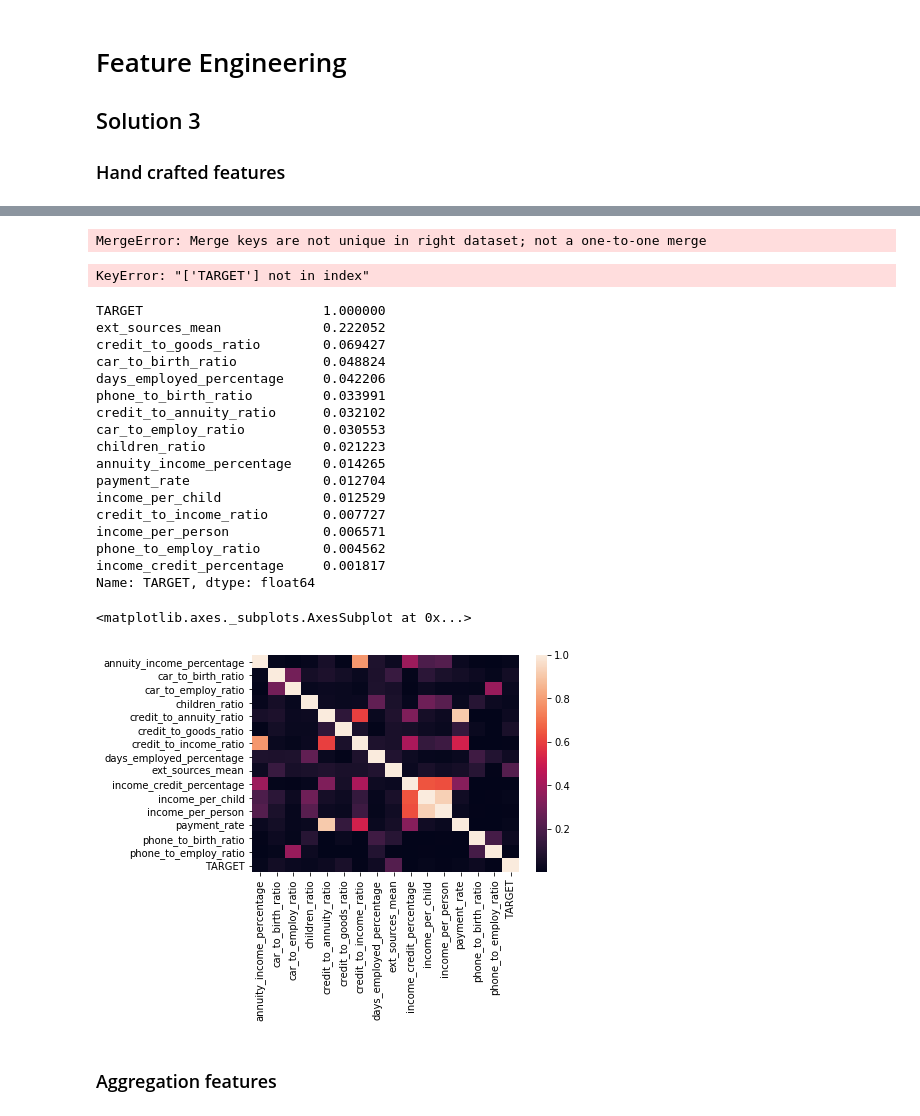
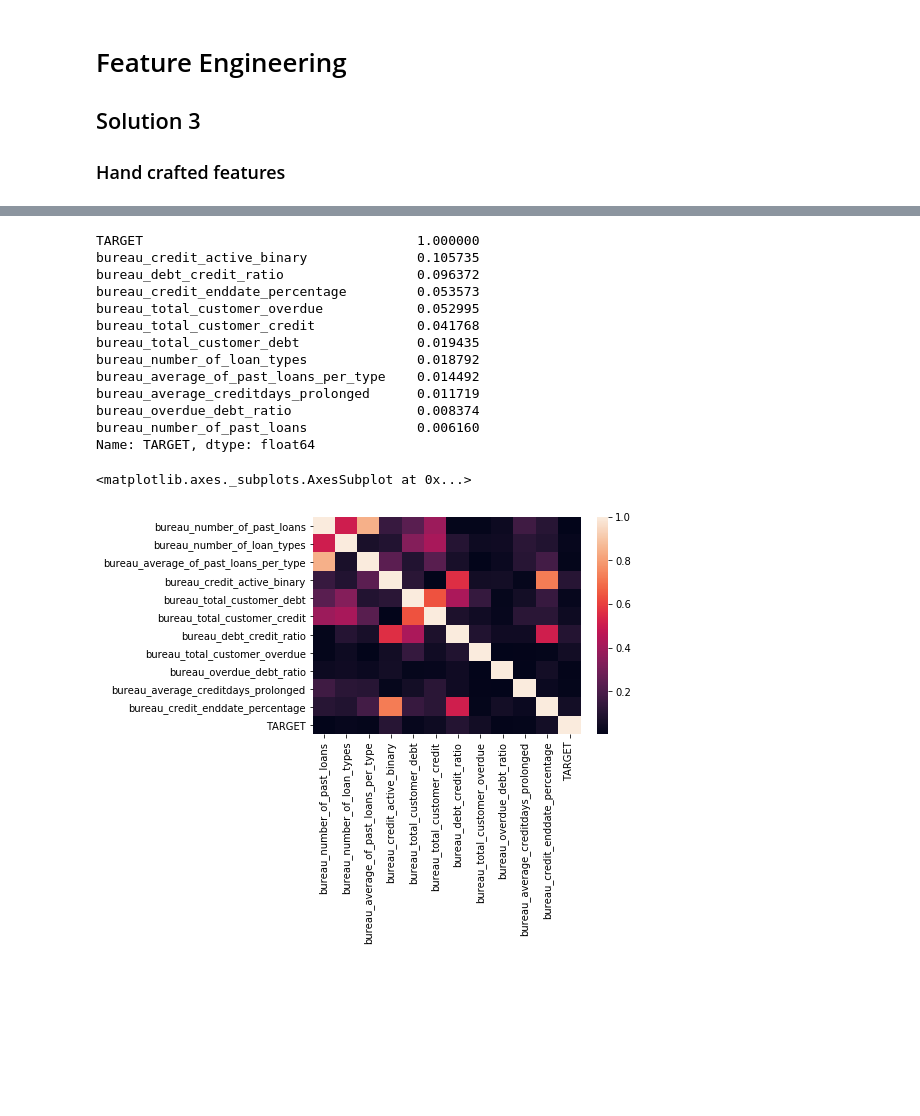
Before and after one commit to minerva-ml/open-solution-home-credit, a Jupyter notebook: notebooks/eda-bureau.ipynb, the cells around one changed output, grey strips where cells are left out. Cells and saved outputs as stored; diff of their text form; code cells hidden in the pictures; blank space fills up the shorter version.

Commit message:
fixed/updated bureau features

```diff
--- a/notebooks/eda-bureau.ipynb
+++ b/notebooks/eda-bureau.ipynb
@@ -138,0 +180,6 @@ bureau_features = bureau[bureau_engineered_numerical_columns + ['SK_ID_CURR']]
+# %%
+group_object = groupby_SK_ID_CURR['CNT_CREDIT_PROLONG'].agg('sum').reset_index()
+group_object.rename(index=str, columns={'CNT_CREDIT_PROLONG': 'bureau_average_creditdays_prolonged'},inplace=True)
+
+features = features.merge(group_object, on=['SK_ID_CURR'], how='left')
+features.head()
@@ -138,0 +193,6 @@ bureau_features = bureau[bureau_engineered_numerical_columns + ['SK_ID_CURR']]
+# %%
+group_object = groupby_SK_ID_CURR['bureau_credit_enddate_binary'].agg('mean').reset_index()
+group_object.rename(index=str, columns={'bureau_credit_enddate_binary': 'bureau_credit_enddate_percentage'},inplace=True)
+
+features = features.merge(group_object, on=['SK_ID_CURR'], how='left')
+features.head()
@@ -165,8 +213,6 @@ bureau_features.drop_duplicates(subset=['SK_ID_CURR']).head()
 # %%
-application = application.merge(bureau_features,
+application = application.merge(features,
                                 left_on=['SK_ID_CURR'],
                                 right_on=['SK_ID_CURR'],
                                 how='left',
                                 validate='one_to_one')
-# %% [output]
-MergeError: Merge keys are not unique in right dataset; not a one-to-one merge
@@ -179,34 +219,28 @@ X = X.merge(self.credit_card_features,
 # %%
-bureau_eng = bureau[engineered_numerical_columns + ['TARGET']]
+engineered_numerical_columns = list(features.columns)
+engineered_numerical_columns.remove('SK_ID_CURR')
+bureau_eng = application[engineered_numerical_columns + ['TARGET']]
 bureau_eng_corr = abs(bureau_eng.corr())
-# %% [output]
-KeyError: "['TARGET'] not in index"
 # %%
-X_eng_corr.sort_values('TARGET', ascending=False)['TARGET']
+bureau_eng_corr.sort_values('TARGET', ascending=False)['TARGET']
 # %% [output]
-TARGET                       1.000000
-ext_sources_mean             0.222052
-credit_to_goods_ratio        0.069427
-car_to_birth_ratio           0.048824
-days_employed_percentage     0.042206
-phone_to_birth_ratio         0.033991
-credit_to_annuity_ratio      0.032102
-car_to_employ_ratio          0.030553
-children_ratio               0.021223
-annuity_income_percentage    0.014265
-payment_rate                 0.012704
-income_per_child             0.012529
-credit_to_income_ratio       0.007727
-income_per_person            0.006571
-phone_to_employ_ratio        0.004562
-income_credit_percentage     0.001817
+TARGET                                   1.000000
+bureau_credit_active_binary              0.105735
+bureau_debt_credit_ratio                 0.096372
+bureau_credit_enddate_percentage         0.053573
+bureau_total_customer_overdue            0.052995
+bureau_total_customer_credit             0.041768
+bureau_total_customer_debt               0.019435
+bureau_number_of_loan_types              0.018792
+bureau_average_of_past_loans_per_type    0.014492
+bureau_average_creditdays_prolonged      0.011719
+bureau_overdue_debt_ratio                0.008374
+bureau_number_of_past_loans              0.006160
 Name: TARGET, dtype: float64
 # %%
-sns.heatmap(X_eng_corr,
-            xticklabels=X_eng_corr.columns,
-            yticklabels=X_eng_corr.columns)
+sns.heatmap(bureau_eng_corr,
+            xticklabels=bureau_eng_corr.columns,
+            yticklabels=bureau_eng_corr.columns)
 # %% [output]
 <matplotlib.axes._subplots.AxesSubplot at 0x...>
-[figure, old version]
+[figure, new version]
-# %% [markdown]
-### Aggregation features
```
Also changed, not shown: parts of 36 cells of this notebook, 2 other files.
